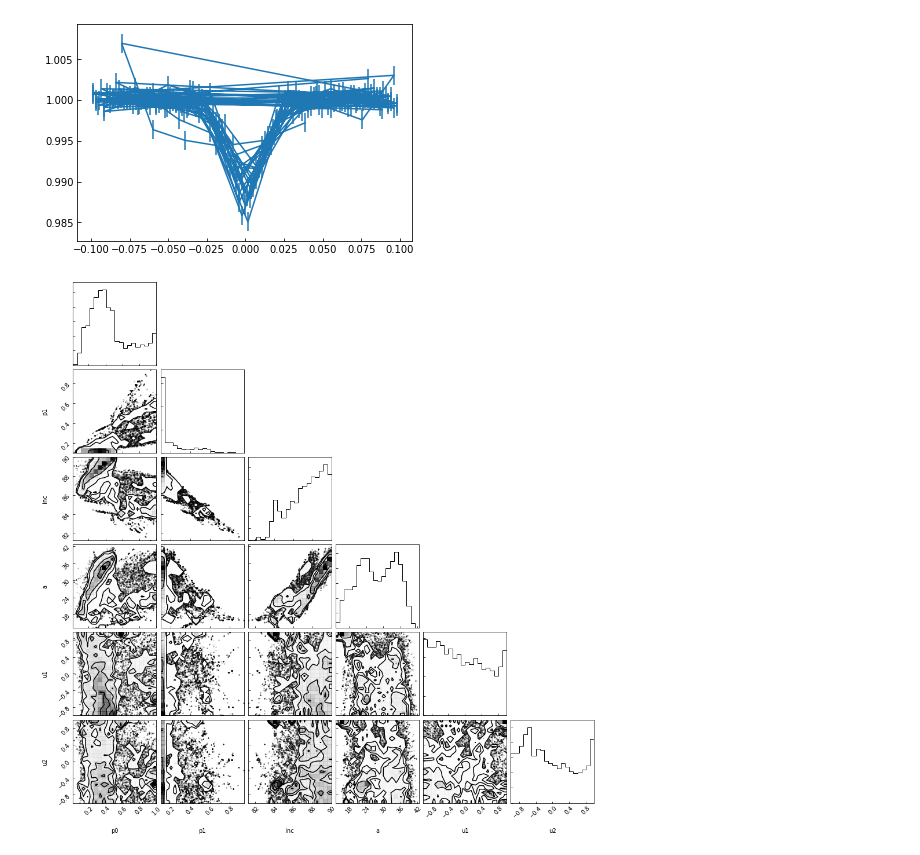
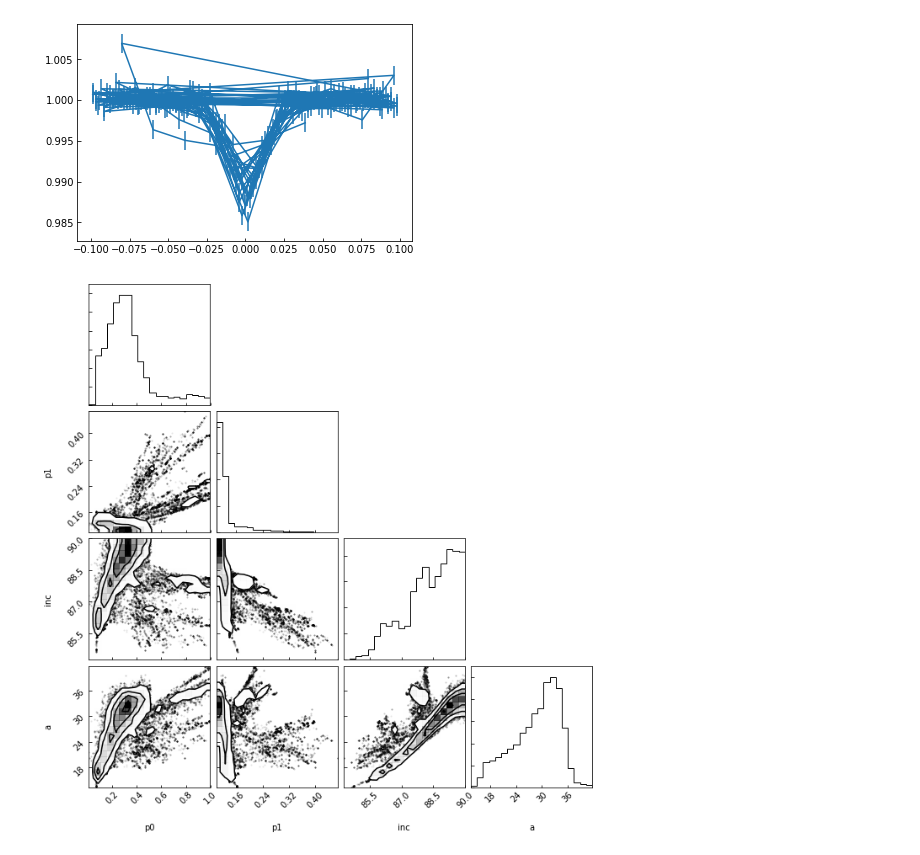
Before and after one commit to bmorris3/zeitsprung, a Jupyter notebook: 210490365.ipynb, the cells around one changed output. Drawn from its saved outputs; the diff is of its cells as text; code cells hidden in the pictures.

```diff
--- a/210490365.ipynb
+++ b/210490365.ipynb
@@ -27,7 +27,7 @@ for attr in zeit[0].colnames:
 params.duration = duration
 
 params.limb_dark = 'quadratic'
-params.u = [0., 0.]
+params.u = [0.65, 0.10]
 params.p0 = params.rp
 params.p1 = params.rp
 # %%
@@ -77,35 +77,35 @@ from copy import deepcopy
 import emcee
 
 def transit_model(p, times):
-    p0, p1, inc, a, u1, u2 = p
+    p0, p1, inc, a = p#, u1, u2 = p
     trial_params = deepcopy(params)
     trial_params.p0 = p0
     trial_params.p1 = p1
     trial_params.inc = inc
     trial_params.a = a
     trial_params.t0 = 0
-    trial_params.u = [u1, u2]
+#     trial_params.u = [u1, u2]
 
     m = TransitModel(trial_params, times, exp_time=0.5/24, supersample_factor=3)
     return m.light_curve(trial_params)
 
 def lnprior(p):
-    p0, p1, inc, a, u1, u2 = p
+    p0, p1, inc, a = p #, u1, u2 = p
 
-    if ((p0 < 0) or (p1 < 0) or (inc > 90) or (u1 < -1) or (p0 > 1) or (p1 > 1) or
-        (u1 > 1) or (u2 < -1) or (u2 > 1) or (a < 1)):
+    if ((p0 < 0) or (p1 < 0) or (inc > 90) or (p0 > 1) or (p1 > 1) or (a < 1)): # or
+        #(u1 > 1) or (u2 < -1) or (u2 > 1) ):
         return -np.inf
     return 0
 
 def lnlike(p, times, fluxes, ferr):
-    p0, p1, inc, a, u1, u2 = p
+    p0, p1, inc, a = p #, u1, u2 = p
 
     lp = lnprior(p)
     if np.isfinite(lp):
-        return -0.5 * np.nansum((transit_model(p, times) - fluxes)**2 / ferr**2) + lp
+        return -0.5 * np.nansum((transit_model(p, times) - fluxes)**2 / ferr**2)
     return -np.inf
 
-ndim = 6
+ndim = 4
 nwalkers = 2 * ndim
 
 ferr = np.nanstd(fluxes[(phased_times < -params.duration) | (phased_times > params.duration)])
@@ -119,7 +119,7 @@ sampler = emcee.EnsembleSampler(nwalkers, ndim, lnlike, args=(phased_times, flux
                                threads=8)
 
 p0 = [1e-5 * np.random.randn(ndim) +
-      np.array([params.p0, params.p1, params.inc, params.a, params.u[0], params.u[1]])
+      np.array([params.p0, params.p1, params.inc, params.a])# , params.u[0], params.u[1]])
       for i in range(nwalkers)]
 
 p1 = sampler.run_mcmc(p0, 5000)[0]
@@ -128,9 +128,9 @@ sampler.run_mcmc(p1, 10000)
 sampler.pool.close()
 # %%
 from corner import corner
-corner(sampler.flatchain, labels='p0, p1, inc, a, u1, u2'.split(', '));
+corner(sampler.flatchain, labels='p0, p1, inc, a'.split(', ')); #  u1, u2
 # %% [output]
-[figure, old version]
+[figure, new version]
 # %%
 plt.hist(sampler.flatchain[:, 0], histtype='stepfilled')
 plt.hist(sampler.flatchain[:, 1], histtype='stepfilled')
```
Also changed, not shown: parts of 1 cell of this notebook, 1 other file.
